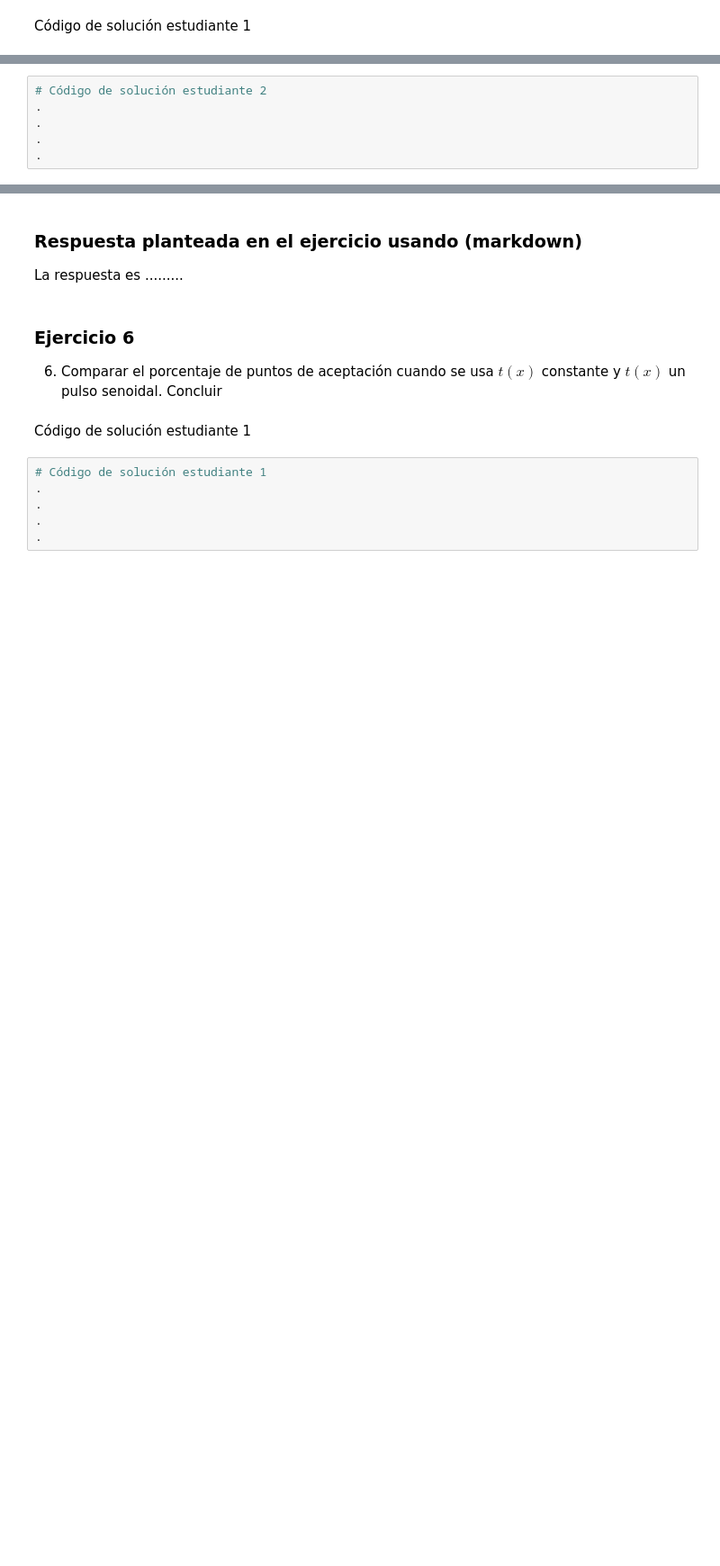
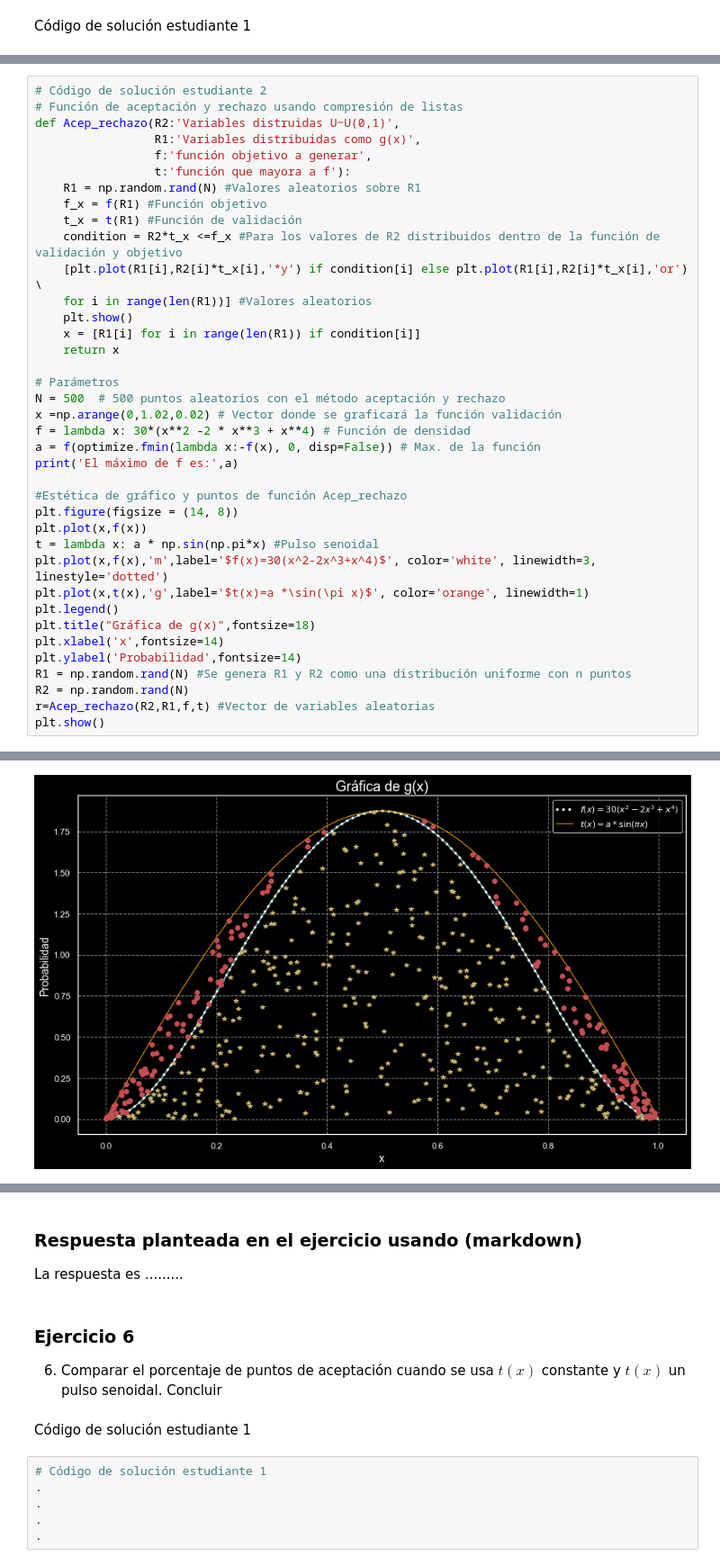
Before and after one commit to EMarquez7/Tarea6_MASanchez_EMarquez, a Jupyter notebook: Tarea 6.ipynb, the cells around one changed output, grey strips where cells are left out. Shown: that part at 90% size. Drawn from its saved outputs; the diff is of its cells as text; blank space fills up the shorter version.

```diff
--- a/Tarea 6.ipynb
+++ b/Tarea 6.ipynb
@@ -125,6 +175,39 @@ Código de solución estudiante 2
-# %%
-# Código de solución estudiante 2
-.
-.
-.
-.
+# %%
+# Código de solución estudiante 2
+# Función de aceptación y rechazo usando compresión de listas
+def Acep_rechazo(R2:'Variables distruidas U~U(0,1)',
+                 R1:'Variables distribuidas como g(x)',
+                 f:'función objetivo a generar',
+                 t:'función que mayora a f'):
+    R1 = np.random.rand(N) #Valores aleatorios sobre R1
+    f_x = f(R1) #Función objetivo
+    t_x = t(R1) #Función de validación
+    condition = R2*t_x <=f_x #Para los valores de R2 distribuidos dentro de la función de validación y objetivo
+    [plt.plot(R1[i],R2[i]*t_x[i],'*y') if condition[i] else plt.plot(R1[i],R2[i]*t_x[i],'or') \
+    for i in range(len(R1))] #Valores aleatorios
+    plt.show()
+    x = [R1[i] for i in range(len(R1)) if condition[i]]
+    return x
+
+# Parámetros
+N = 500  # 500 puntos aleatorios con el método aceptación y rechazo
+x =np.arange(0,1.02,0.02) # Vector donde se graficará la función validación
+f = lambda x: 30*(x**2 -2 * x**3 + x**4) # Función de densidad
+a = f(optimize.fmin(lambda x:-f(x), 0, disp=False)) # Max. de la función
+print('El máximo de f es:',a)
+
+#Estética de gráfico y puntos de función Acep_rechazo
+plt.figure(figsize = (14, 8))
+plt.plot(x,f(x))
+t = lambda x: a * np.sin(np.pi*x) #Pulso senoidal
+plt.plot(x,f(x),'m',label='$f(x)=30(x^2-2x^3+x^4)$', color='white', linewidth=3, linestyle='dotted')
+plt.plot(x,t(x),'g',label='$t(x)=a *\sin(\pi x)$', color='orange', linewidth=1)
+plt.legend()
+plt.title("Gráfica de g(x)",fontsize=18)
+plt.xlabel('x',fontsize=14)
+plt.ylabel('Probabilidad',fontsize=14)
+R1 = np.random.rand(N) #Se genera R1 y R2 como una distribución uniforme con n puntos
+R2 = np.random.rand(N)
+r=Acep_rechazo(R2,R1,f,t) #Vector de variables aleatorias
+plt.show()
+# %% [output]
@@ -130,0 +215 @@ Código de solución estudiante 2
+[figure, added]
```
Also changed, not shown: parts of 42 cells of this notebook.
